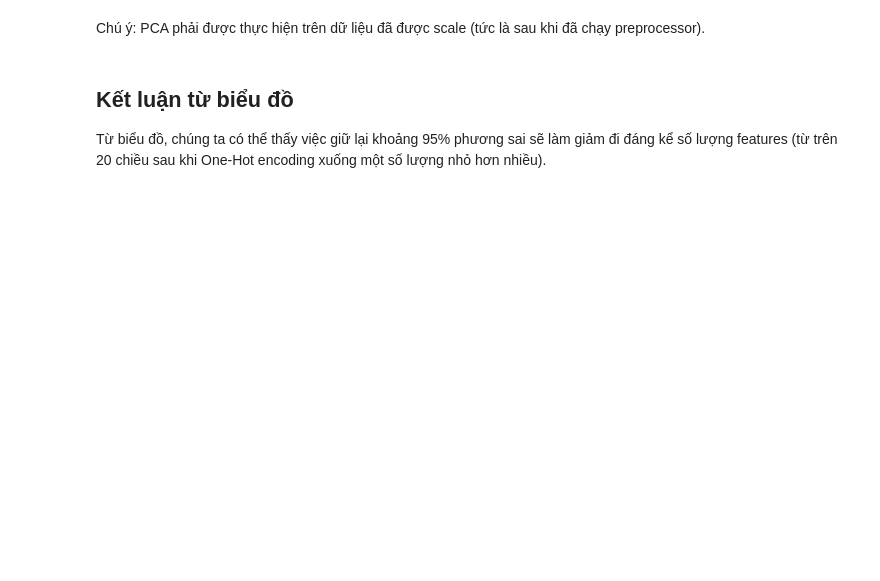
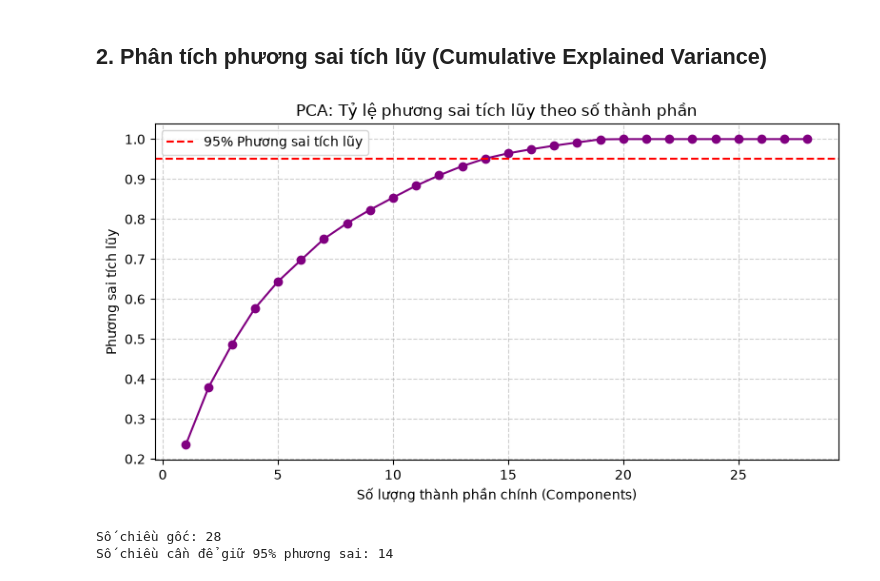
Before and after one commit to pvq-vn/heart-disease-ml, a Jupyter notebook: notebooks/06_pca.ipynb, the cells around one changed output. Saved outputs shown, nothing was run; the diff lists cells and outputs as text; code cells hidden in the pictures; blank space fills up the shorter version.

Commit message:
Update heart-disease-ml models, dimensionality reduction, notebooks and experiments

```diff
--- a/notebooks/06_pca.ipynb
+++ b/notebooks/06_pca.ipynb
@@ -9,16 +10,22 @@ PCA (Principal Component Analysis) là một kỹ thuật giảm chiều dữ li
 # %%
 import sys
 sys.path.append("..")
+import numpy as np
 import pandas as pd
-import numpy as np
 import matplotlib.pyplot as plt
-from sklearn.model_selection import train_test_split
-from sklearn.decomposition import PCA
-from src.preprocessing import get_preprocessing_pipeline
+import seaborn as sns
+
+from src.data_utils import train_test_split
+from src.preprocessing import HeartDiseasePreprocessor
+from src.dimensionality_reduction.pca import PCA
+from src.models.logistic_regression import LogisticRegression
+from src.metrics import calculate_metrics
 
 df = pd.read_csv("../data/heart_cleveland_upload.csv")
 X = df.drop("condition", axis=1)
 y = df["condition"]
+
 X_train, X_test, y_train, y_test = train_test_split(X, y, test_size=0.2, random_state=42, stratify=y)
+preprocessor = HeartDiseasePreprocessor()
+X_train_proc = preprocessor.fit_transform(X_train)
+X_test_proc = preprocessor.transform(X_test)
-# %% [markdown]
-Chú ý: PCA phải được thực hiện trên dữ liệu đã được scale (tức là sau khi đã chạy preprocessor).
@@ -40,3 +32,24 @@ plt.show()
-# %% [markdown]
-## Kết luận từ biểu đồ
-Từ biểu đồ, chúng ta có thể thấy việc giữ lại khoảng 95% phương sai sẽ làm giảm đi đáng kể số lượng features (từ trên 20 chiều sau khi One-Hot encoding xuống một số lượng nhỏ hơn nhiều).
+# %% [markdown]
+## 2. Phân tích phương sai tích lũy (Cumulative Explained Variance)
+# %%
+pca_full = PCA().fit(X_train_proc)
+cum_var = np.cumsum(pca_full.explained_variance_ratio_)
+
+plt.figure(figsize=(8, 4.5))
+plt.plot(range(1, len(cum_var) + 1), cum_var, marker='o', color='purple')
+plt.axhline(y=0.95, color='red', linestyle='--', label='95% Phương sai tích lũy')
+plt.title('PCA: Tỷ lệ phương sai tích lũy theo số thành phần')
+plt.xlabel('Số lượng thành phần chính (Components)')
+plt.ylabel('Phương sai tích lũy')
+plt.legend()
+plt.grid(True, linestyle='--', alpha=0.6)
+plt.tight_layout()
+plt.show()
+
+pca_95 = PCA(n_components=0.95).fit(X_train_proc)
+print(f"Số chiều gốc: {X_train_proc.shape[1]}")
+print(f"Số chiều cần để giữ 95% phương sai: {pca_95.n_components_}")
+# %% [output]
+[figure, added]
+Số chiều gốc: 28
+Số chiều cần để giữ 95% phương sai: 14
```
Also changed, not shown: parts of 9 cells of this notebook, 45 other files.
